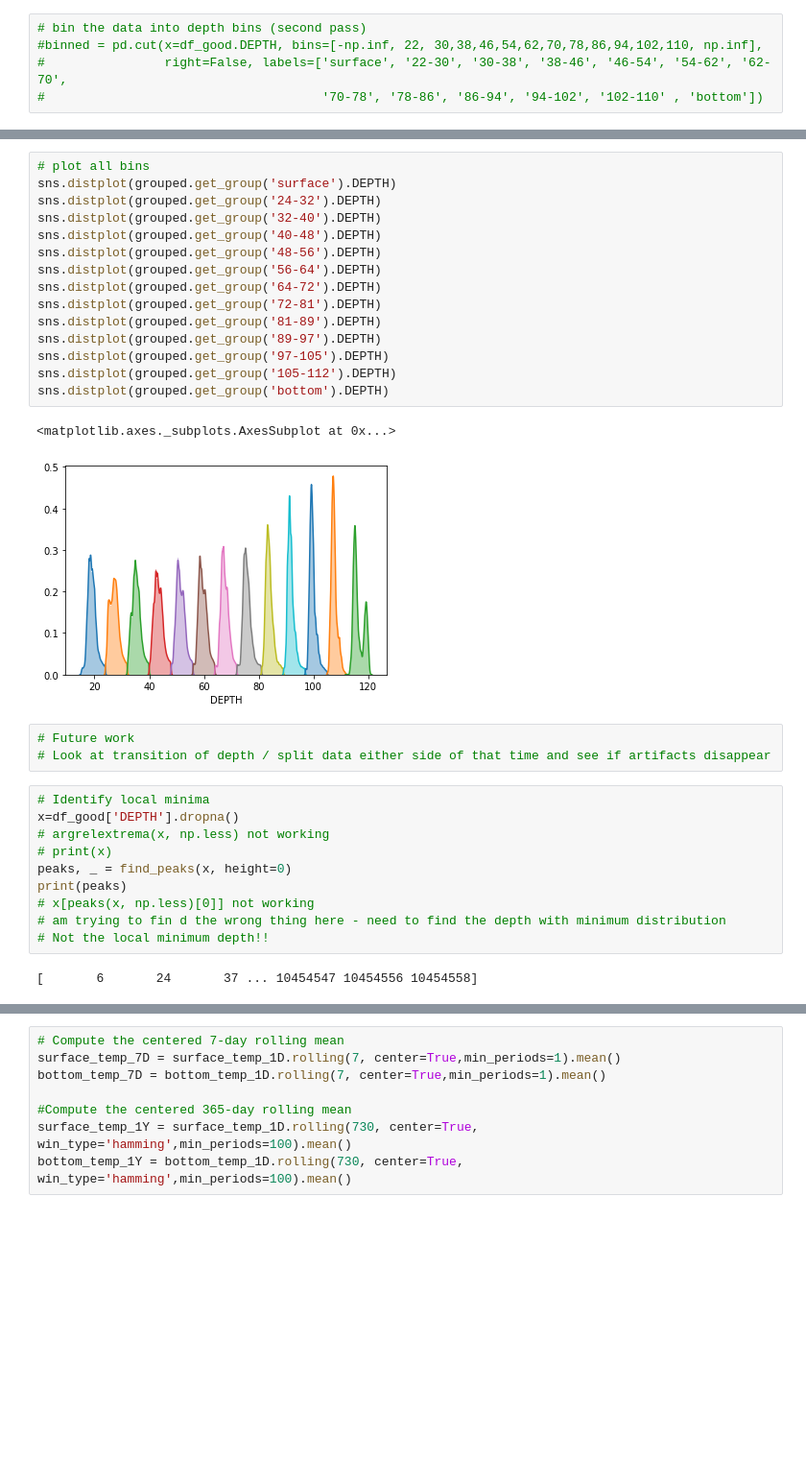
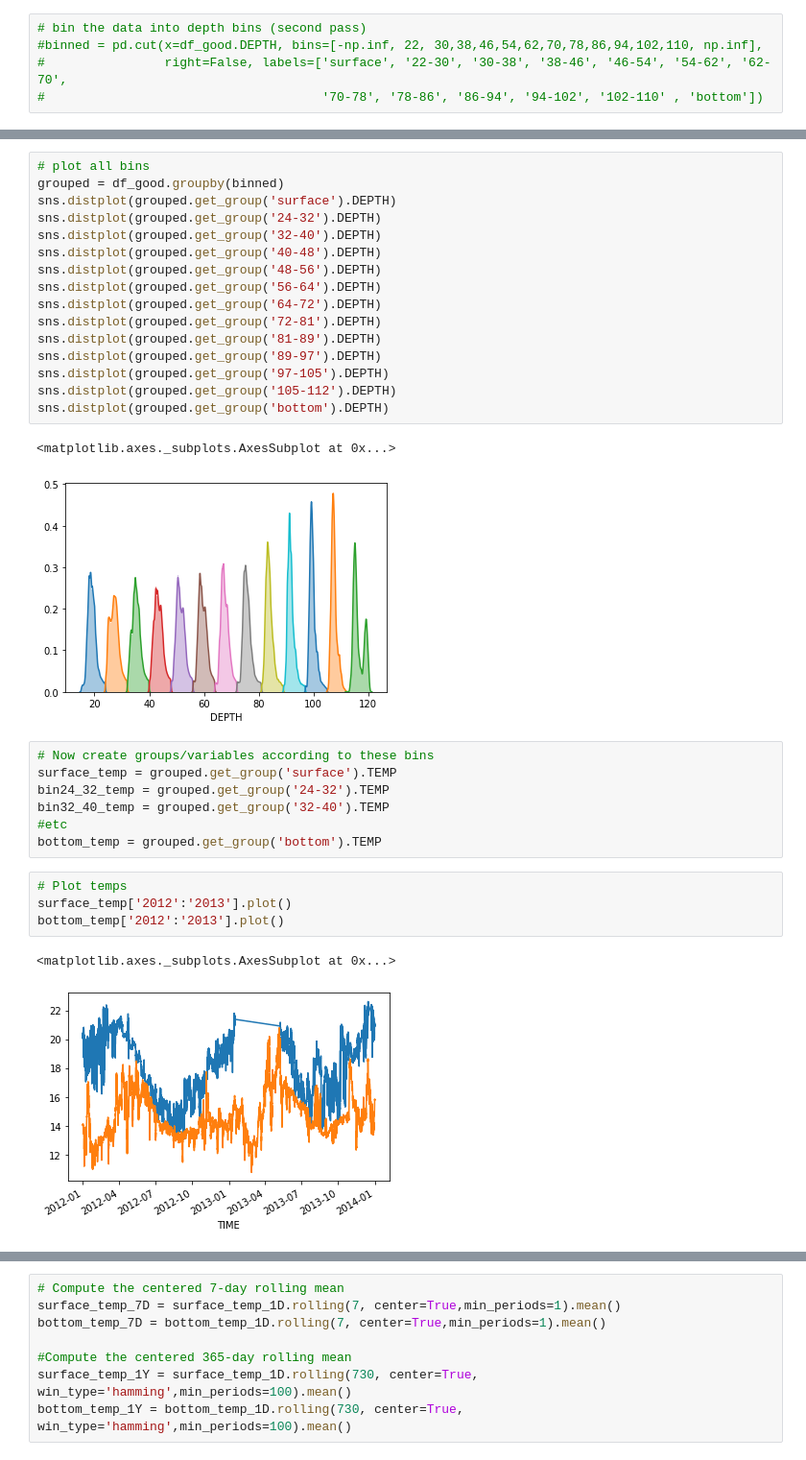
Before and after one commit to Stuartsgithub/BMP2020, a Jupyter notebook: BMP20200624v2.ipynb, the cells around one changed output, grey strips where cells are left out. Shown at 96% size. Saved outputs shown, nothing was run; the diff lists cells and outputs as text; blank space fills up the shorter version.

```diff
--- a/BMP20200624v2.ipynb
+++ b/BMP20200624v2.ipynb
@@ -126,5 +122,6 @@ bottom_temp_1D = grouped.get_group('bottom').TEMP.resample('1D').mean()
 # %%
 # plot all bins
+grouped = df_good.groupby(binned)
 sns.distplot(grouped.get_group('surface').DEPTH)
 sns.distplot(grouped.get_group('24-32').DEPTH)
 sns.distplot(grouped.get_group('32-40').DEPTH)
@@ -141,18 +138,17 @@ sns.distplot(grouped.get_group('bottom').DEPTH)
 # %% [output]
 <matplotlib.axes._subplots.AxesSubplot at 0x...>
 [figure]
-# %%
-# Future work
-# Look at transition of depth / split data either side of that time and see if artifacts disappear
-# %%
-# Identify local minima
-x=df_good['DEPTH'].dropna()
-# argrelextrema(x, np.less) not working
-# print(x)
-peaks, _ = find_peaks(x, height=0)
-print(peaks)
-# x[peaks(x, np.less)[0]] not working
-# am trying to fin d the wrong thing here - need to find the depth with minimum distribution
-# Not the local minimum depth!!
-# %% [output]
-[       6       24       37 ... 10454547 10454556 10454558]
+# %%
+# Now create groups/variables according to these bins
+surface_temp = grouped.get_group('surface').TEMP
+bin24_32_temp = grouped.get_group('24-32').TEMP
+bin32_40_temp = grouped.get_group('32-40').TEMP
+#etc
+bottom_temp = grouped.get_group('bottom').TEMP
+# %%
+# Plot temps
+surface_temp['2012':'2013'].plot()
+bottom_temp['2012':'2013'].plot()
+# %% [output]
+<matplotlib.axes._subplots.AxesSubplot at 0x...>
+[figure, added]
```
Also changed, not shown: parts of 11 cells of this notebook.
